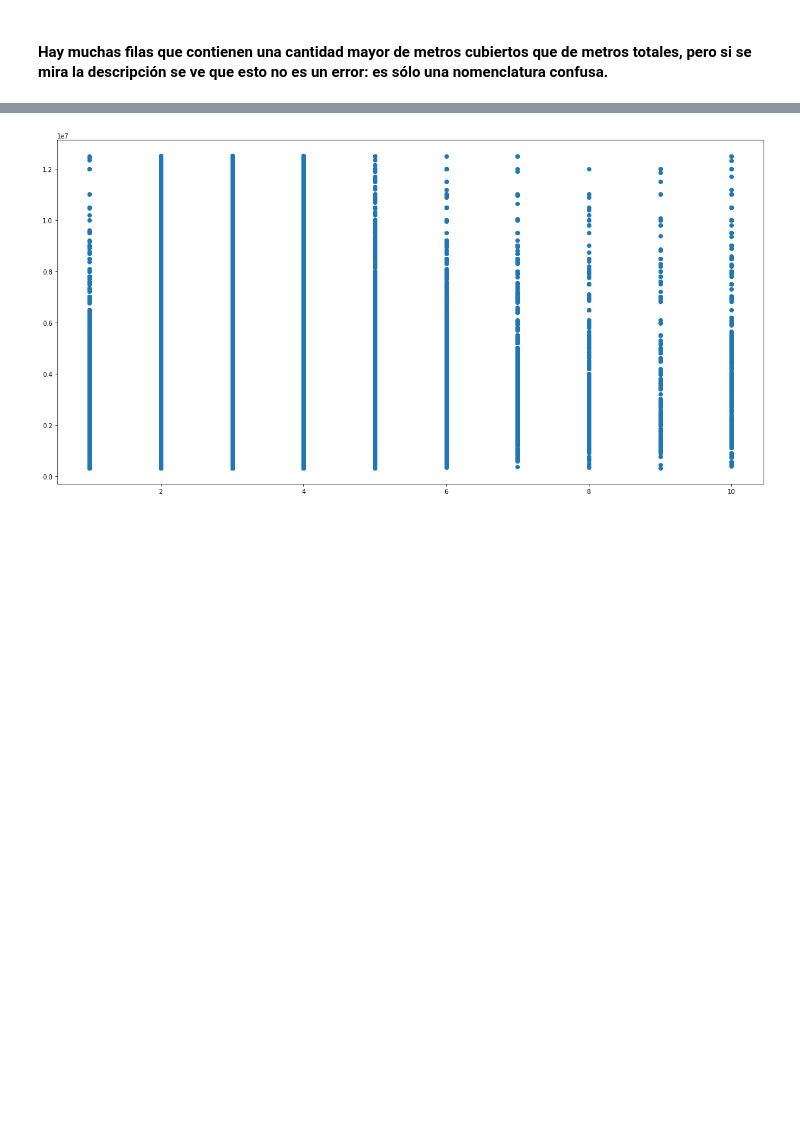
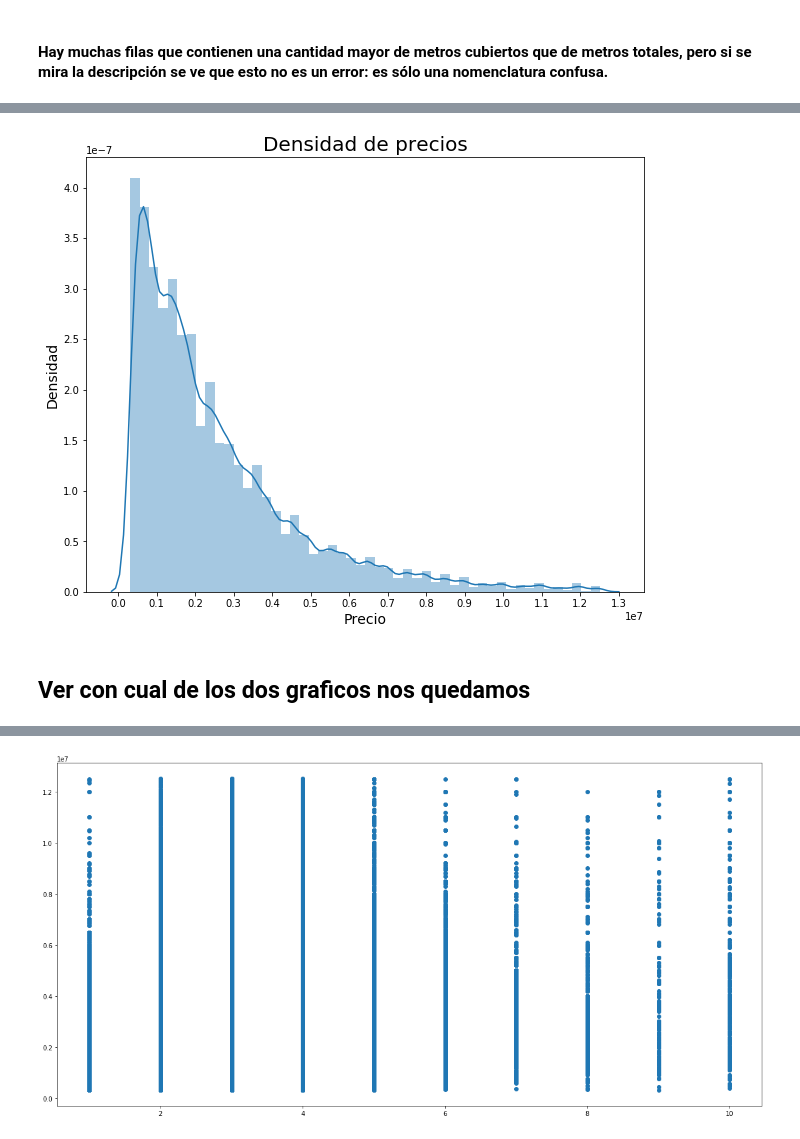
Before and after one commit to komod0/TPs-Org.Datos, a Jupyter notebook: tp1/Analisis de propiedades.ipynb, the cells around one changed output, grey strips where cells are left out. Cells and saved outputs as stored; diff of their text form; code cells hidden in the pictures; blank space fills up the shorter version.

```diff
--- a/tp1/Analisis de propiedades.ipynb
+++ b/tp1/Analisis de propiedades.ipynb
@@ -280,3 +281,14 @@ Name: Precio, dtype: float64
+# %%
+plt.subplots(figsize=(10,8));
+sb.distplot(dfok['Precio'])
+plt.xticks([i for i in range(0,14000000, 1000000)])
+plt.xlabel("Precio", fontsize=14)
+plt.ylabel("Densidad", fontsize=14)
+plt.title("Densidad de precios", fontsize=20);
+# %% [output]
+[figure, added]
+# %% [markdown]
+## Ver con cual de los dos graficos nos quedamos
 # %%
 ''' ¿Hay más propiedades caras o baratas?'''
 
```
Also changed, not shown: parts of 7 cells of this notebook.
